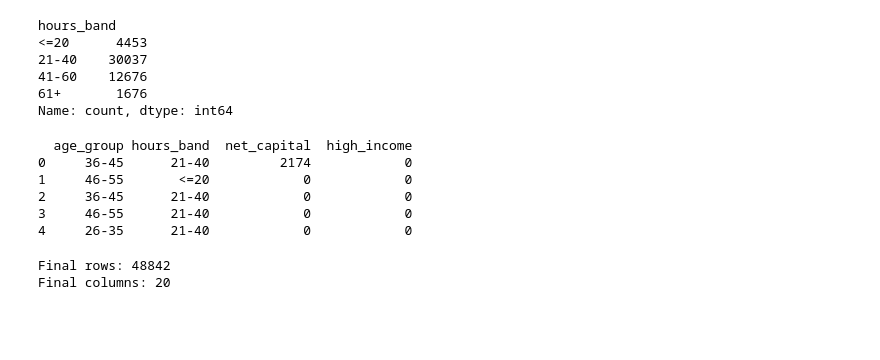
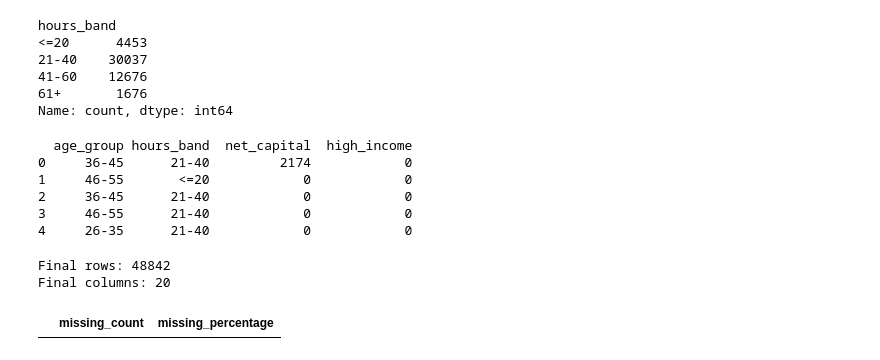
Before and after one commit to greeshavaishnavi09/Adult_Income, a Jupyter notebook: src/Data Cleaning.ipynb, the cells around one changed output. Saved outputs shown, nothing was run; the diff lists cells and outputs as text; code cells hidden in the pictures; blank space fills up the shorter version.

```diff
--- a/src/Data Cleaning.ipynb
+++ b/src/Data Cleaning.ipynb
@@ -769,3 +769,14 @@ print("Final columns:", df.shape[1])
 # %% [output]
 Final rows: 48842
 Final columns: 20
+# %%
+# final missing value check
+
+missing_summary = pd.DataFrame({
+    "missing_count": df.isnull().sum(),
+    "missing_percentage": df.isnull().sum() / len(df) * 100
+})
+
+missing_summary[missing_summary["missing_count"] > 0]
+# %% [output]
+|  | missing_count | missing_percentage |
```
Also changed, not shown: parts of 9 cells of this notebook, 2 other files.
